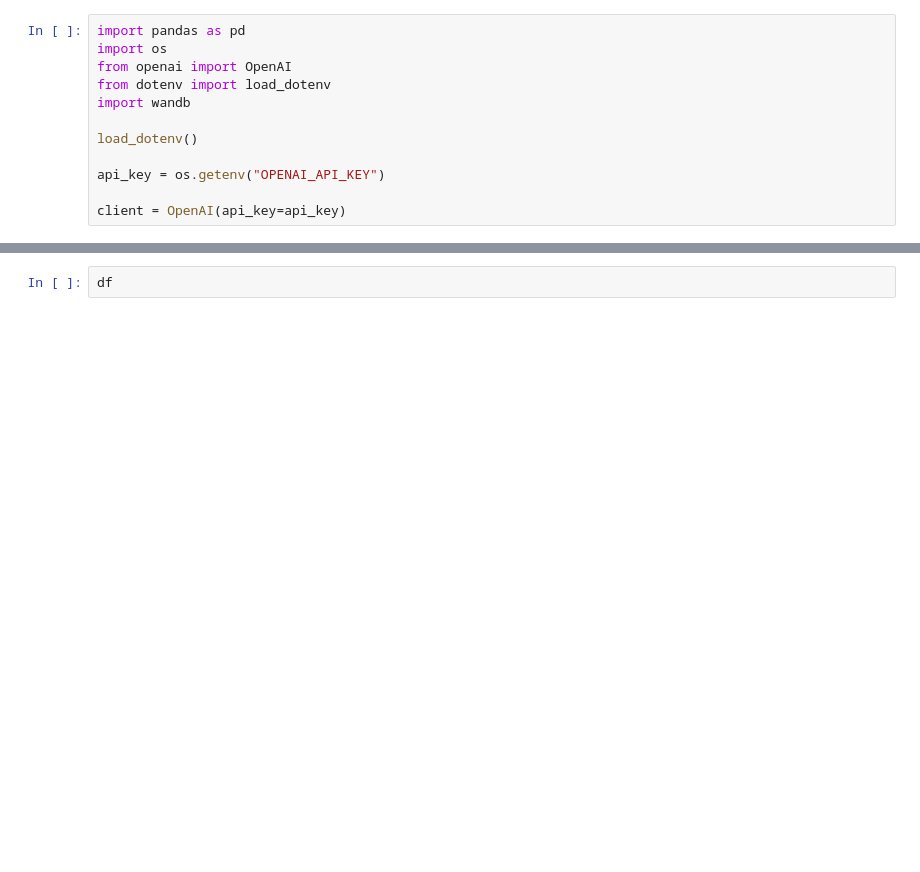
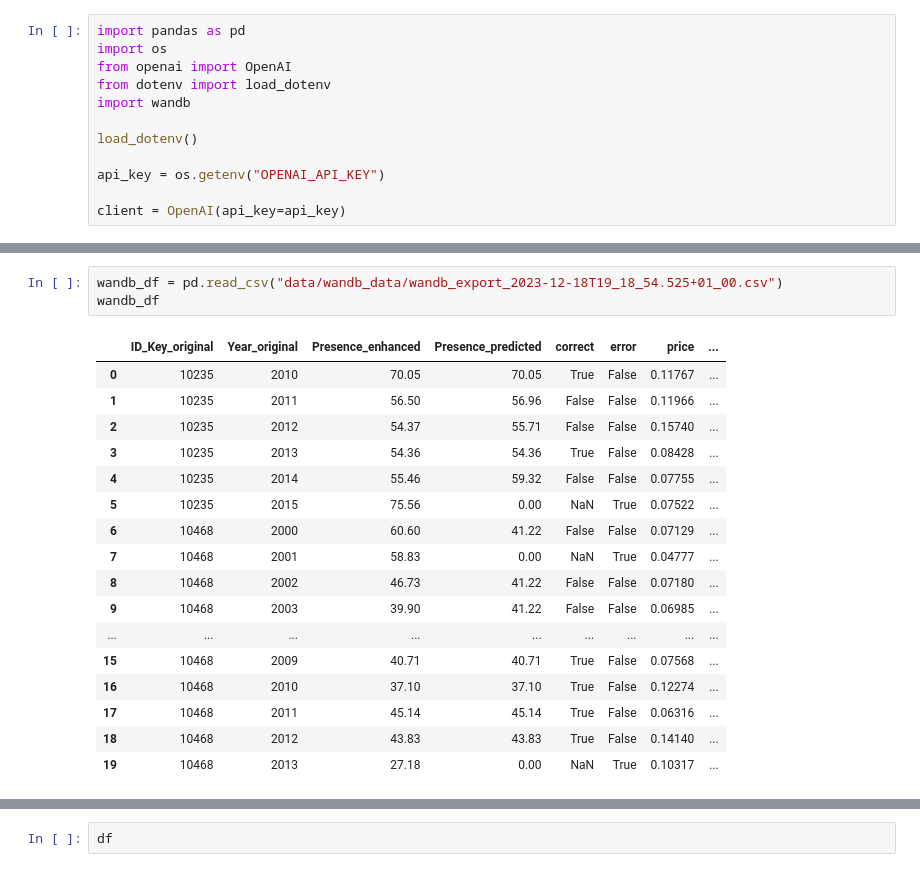
Before and after one commit to KensingtonOscupant/hv-praesenzen, a Jupyter notebook: test_2.ipynb, the cells around one changed output, grey strips where cells are left out. Drawn from its saved outputs; the diff is of its cells as text; blank space fills up the shorter version.

```diff
--- a/test_2.ipynb
+++ b/test_2.ipynb
@@ -52,0 +13,21 @@ Table 8:
+# %%
+wandb_df = pd.read_csv("data/wandb_data/wandb_export_2023-12-18T19_18_54.525+01_00.csv")
+wandb_df
+# %% [output]
+|  | ID_Key_original | Year_original | Presence_enhanced | Presence_predicted | correct | error | price | ... |
+| 0 | 10235 | 2010 | 70.05 | 70.05 | True | False | 0.11767 | ... |
+| 1 | 10235 | 2011 | 56.50 | 56.96 | False | False | 0.11966 | ... |
+| 2 | 10235 | 2012 | 54.37 | 55.71 | False | False | 0.15740 | ... |
+| 3 | 10235 | 2013 | 54.36 | 54.36 | True | False | 0.08428 | ... |
+| 4 | 10235 | 2014 | 55.46 | 59.32 | False | False | 0.07755 | ... |
+| 5 | 10235 | 2015 | 75.56 | 0.00 | NaN | True | 0.07522 | ... |
+| 6 | 10468 | 2000 | 60.60 | 41.22 | False | False | 0.07129 | ... |
+| 7 | 10468 | 2001 | 58.83 | 0.00 | NaN | True | 0.04777 | ... |
+| 8 | 10468 | 2002 | 46.73 | 41.22 | False | False | 0.07180 | ... |
+| 9 | 10468 | 2003 | 39.90 | 41.22 | False | False | 0.06985 | ... |
+| ... | ... | ... | ... | ... | ... | ... | ... | ... |
+| 15 | 10468 | 2009 | 40.71 | 40.71 | True | False | 0.07568 | ... |
+| 16 | 10468 | 2010 | 37.10 | 37.10 | True | False | 0.12274 | ... |
+| 17 | 10468 | 2011 | 45.14 | 45.14 | True | False | 0.06316 | ... |
+| 18 | 10468 | 2012 | 43.83 | 43.83 | True | False | 0.14140 | ... |
+| 19 | 10468 | 2013 | 27.18 | 0.00 | NaN | True | 0.10317 | ... |
```
Also changed, not shown: parts of 9 cells of this notebook, 4 other files.
